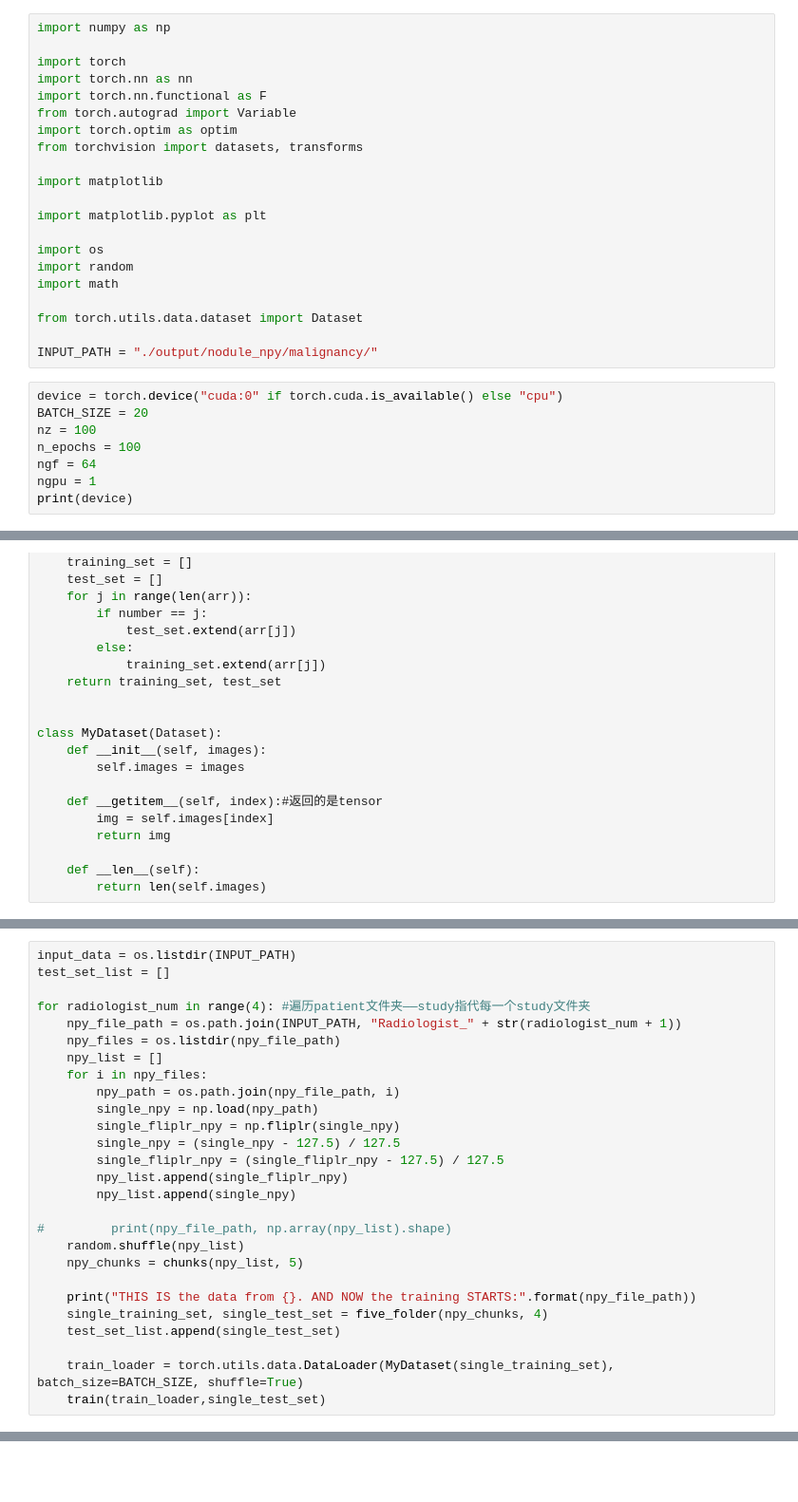
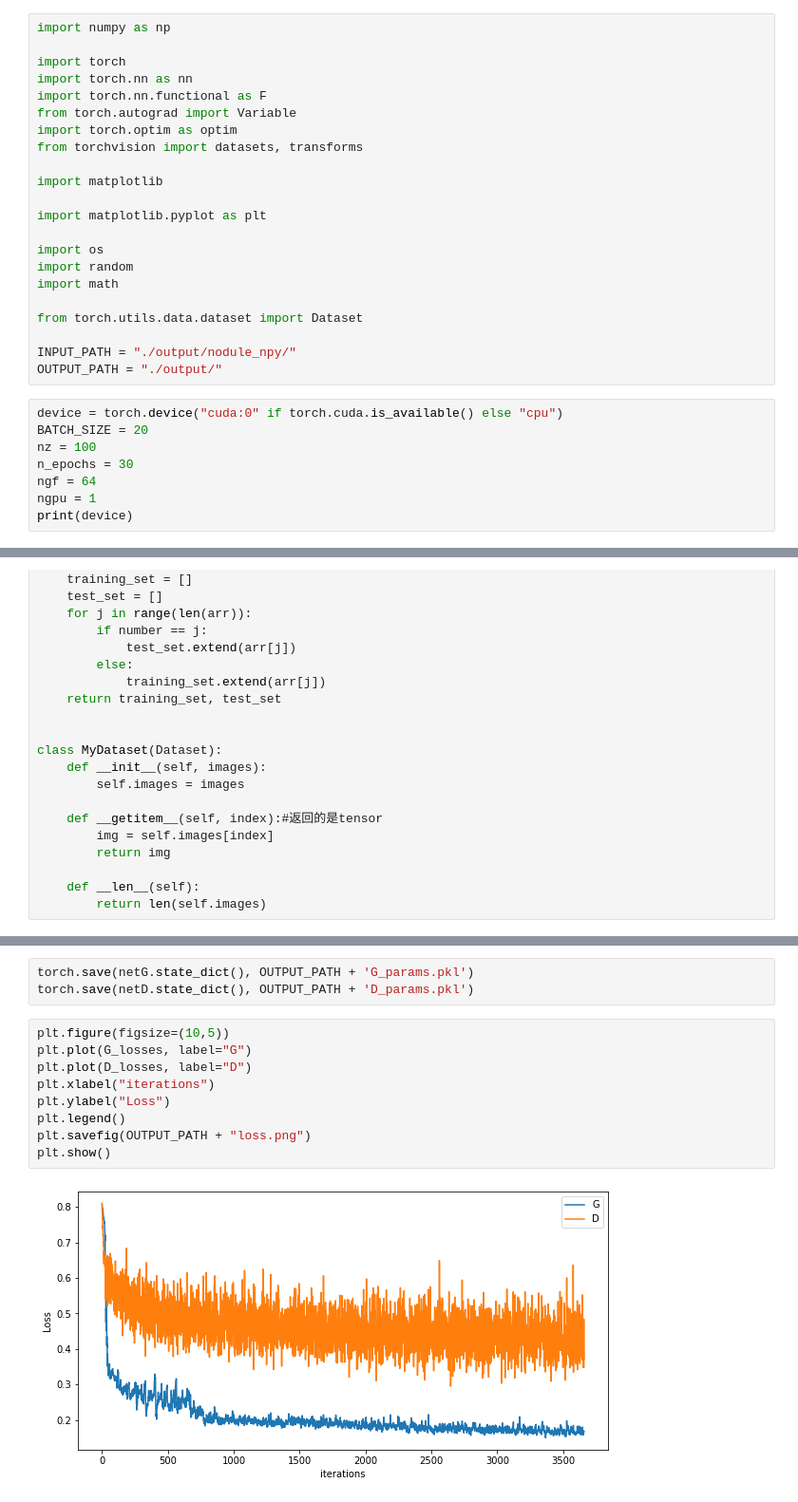
Before and after one commit to HarreyJia/CapsuleGAN, a Jupyter notebook: model.ipynb, the cells around one changed output, grey strips where cells are left out. Shown at 95% size. Saved outputs shown, nothing was run; the diff lists cells and outputs as text; blank space fills up the shorter version.

```diff
--- a/model.ipynb
+++ b/model.ipynb
@@ -18,12 +18,13 @@ import math
 
 from torch.utils.data.dataset import Dataset
 
-INPUT_PATH = "./output/nodule_npy/malignancy/"
+INPUT_PATH = "./output/nodule_npy/"
+OUTPUT_PATH = "./output/"
 # %%
 device = torch.device("cuda:0" if torch.cuda.is_available() else "cpu")
 BATCH_SIZE = 20
 nz = 100
-n_epochs = 100
+n_epochs = 30
 ngf = 64
 ngpu = 1
 print(device)
@@ -374,27 +217,0 @@ def train(train_loader, single_test_set):
-# %%
-input_data = os.listdir(INPUT_PATH)
-test_set_list = []
-
-for radiologist_num in range(4): #遍历patient文件夹——study指代每一个study文件夹
-    npy_file_path = os.path.join(INPUT_PATH, "Radiologist_" + str(radiologist_num + 1))
-    npy_files = os.listdir(npy_file_path)
-    npy_list = []
-    for i in npy_files:
-        npy_path = os.path.join(npy_file_path, i)
-        single_npy = np.load(npy_path)
-        single_fliplr_npy = np.fliplr(single_npy)
-        single_npy = (single_npy - 127.5) / 127.5
-        single_fliplr_npy = (single_fliplr_npy - 127.5) / 127.5
-        npy_list.append(single_fliplr_npy)
-        npy_list.append(single_npy)
-
-#         print(npy_file_path, np.array(npy_list).shape)
-    random.shuffle(npy_list)
-    npy_chunks = chunks(npy_list, 5)
-
-    print("THIS IS the data from {}. AND NOW the training STARTS:".format(npy_file_path))
-    single_training_set, single_test_set = five_folder(npy_chunks, 4)
-    test_set_list.append(single_test_set)
-
-    train_loader = torch.utils.data.DataLoader(MyDataset(single_training_set), batch_size=BATCH_SIZE, shuffle=True)
-    train(train_loader,single_test_set)
@@ -419,0 +367,14 @@ KeyboardInterrupt:
+# %%
+torch.save(netG.state_dict(), OUTPUT_PATH + 'G_params.pkl')
+torch.save(netD.state_dict(), OUTPUT_PATH + 'D_params.pkl')
+# %%
+plt.figure(figsize=(10,5))
+plt.plot(G_losses, label="G")
+plt.plot(D_losses, label="D")
+plt.xlabel("iterations")
+plt.ylabel("Loss")
+plt.legend()
+plt.savefig(OUTPUT_PATH + "loss.png")
+plt.show()
+# %% [output]
+[figure, added]
```
Also changed, not shown: parts of 7 cells of this notebook, 4 other files.
